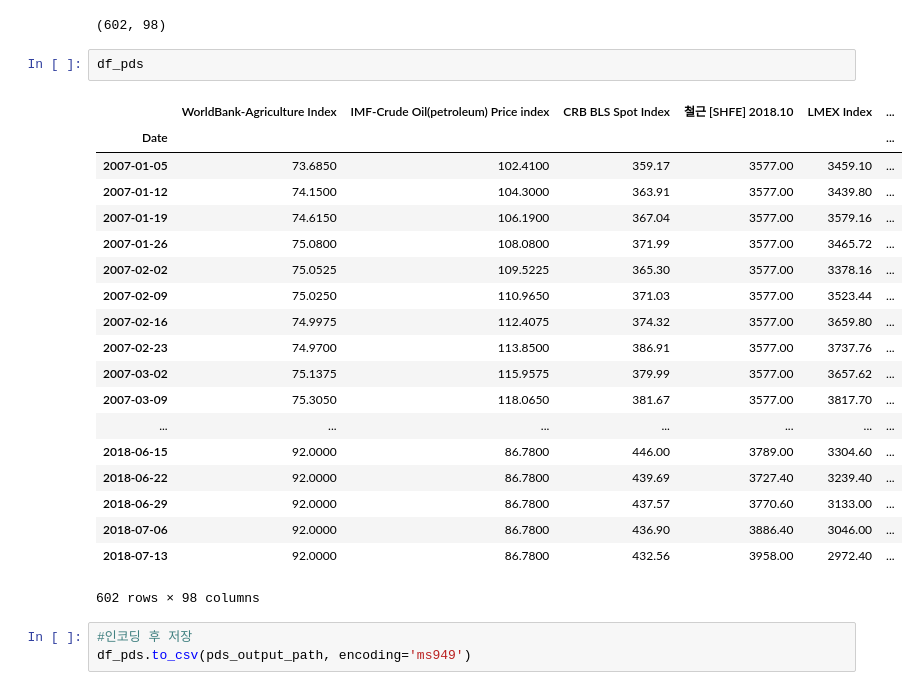
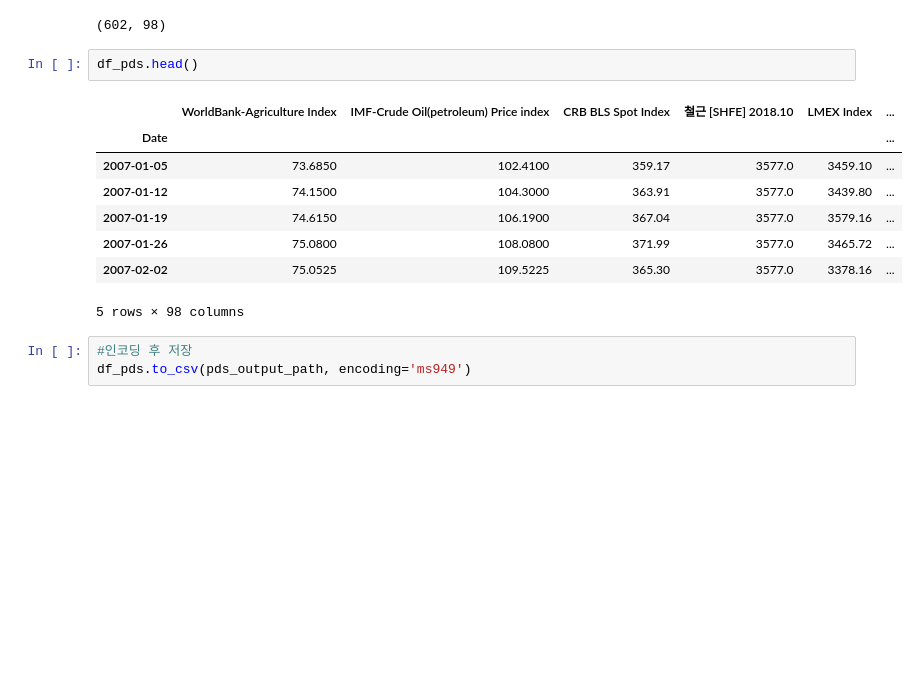
Before and after one commit to gingsiro/kdn_ojdcorr, a Jupyter notebook: note/1_CSV_Date_Normalization.ipynb, the cells around one changed output. Saved outputs shown, nothing was run; the diff lists cells and outputs as text; blank space fills up the shorter version.

```diff
--- a/note/1_CSV_Date_Normalization.ipynb
+++ b/note/1_CSV_Date_Normalization.ipynb
@@ -64,27 +65,16 @@ df_pds.shape
 # %% [output]
 (602, 98)
 # %%
-df_pds
+df_pds.head()
 # %% [output]
 |  | WorldBank-Agriculture Index | IMF-Crude Oil(petroleum) Price index | CRB BLS Spot Index | 철근 [SHFE] 2018.10 | LMEX Index | ... |
 | Date |  |  |  |  |  | ... |
-| 2007-01-05 | 73.6850 | 102.4100 | 359.17 | 3577.00 | 3459.10 | ... |
-| 2007-01-12 | 74.1500 | 104.3000 | 363.91 | 3577.00 | 3439.80 | ... |
-| 2007-01-19 | 74.6150 | 106.1900 | 367.04 | 3577.00 | 3579.16 | ... |
-| 2007-01-26 | 75.0800 | 108.0800 | 371.99 | 3577.00 | 3465.72 | ... |
-| 2007-02-02 | 75.0525 | 109.5225 | 365.30 | 3577.00 | 3378.16 | ... |
-| 2007-02-09 | 75.0250 | 110.9650 | 371.03 | 3577.00 | 3523.44 | ... |
-| 2007-02-16 | 74.9975 | 112.4075 | 374.32 | 3577.00 | 3659.80 | ... |
-| 2007-02-23 | 74.9700 | 113.8500 | 386.91 | 3577.00 | 3737.76 | ... |
-| 2007-03-02 | 75.1375 | 115.9575 | 379.99 | 3577.00 | 3657.62 | ... |
-| 2007-03-09 | 75.3050 | 118.0650 | 381.67 | 3577.00 | 3817.70 | ... |
-| ... | ... | ... | ... | ... | ... | ... |
-| 2018-06-15 | 92.0000 | 86.7800 | 446.00 | 3789.00 | 3304.60 | ... |
-| 2018-06-22 | 92.0000 | 86.7800 | 439.69 | 3727.40 | 3239.40 | ... |
-| 2018-06-29 | 92.0000 | 86.7800 | 437.57 | 3770.60 | 3133.00 | ... |
-| 2018-07-06 | 92.0000 | 86.7800 | 436.90 | 3886.40 | 3046.00 | ... |
-| 2018-07-13 | 92.0000 | 86.7800 | 432.56 | 3958.00 | 2972.40 | ... |
+| 2007-01-05 | 73.6850 | 102.4100 | 359.17 | 3577.0 | 3459.10 | ... |
+| 2007-01-12 | 74.1500 | 104.3000 | 363.91 | 3577.0 | 3439.80 | ... |
+| 2007-01-19 | 74.6150 | 106.1900 | 367.04 | 3577.0 | 3579.16 | ... |
+| 2007-01-26 | 75.0800 | 108.0800 | 371.99 | 3577.0 | 3465.72 | ... |
+| 2007-02-02 | 75.0525 | 109.5225 | 365.30 | 3577.0 | 3378.16 | ... |
-602 rows × 98 columns
+5 rows × 98 columns
 # %%
 #인코딩 후 저장
 df_pds.to_csv(pds_output_path, encoding='ms949')
```
Also changed, not shown: parts of 24 cells of this notebook, 1 other file.
